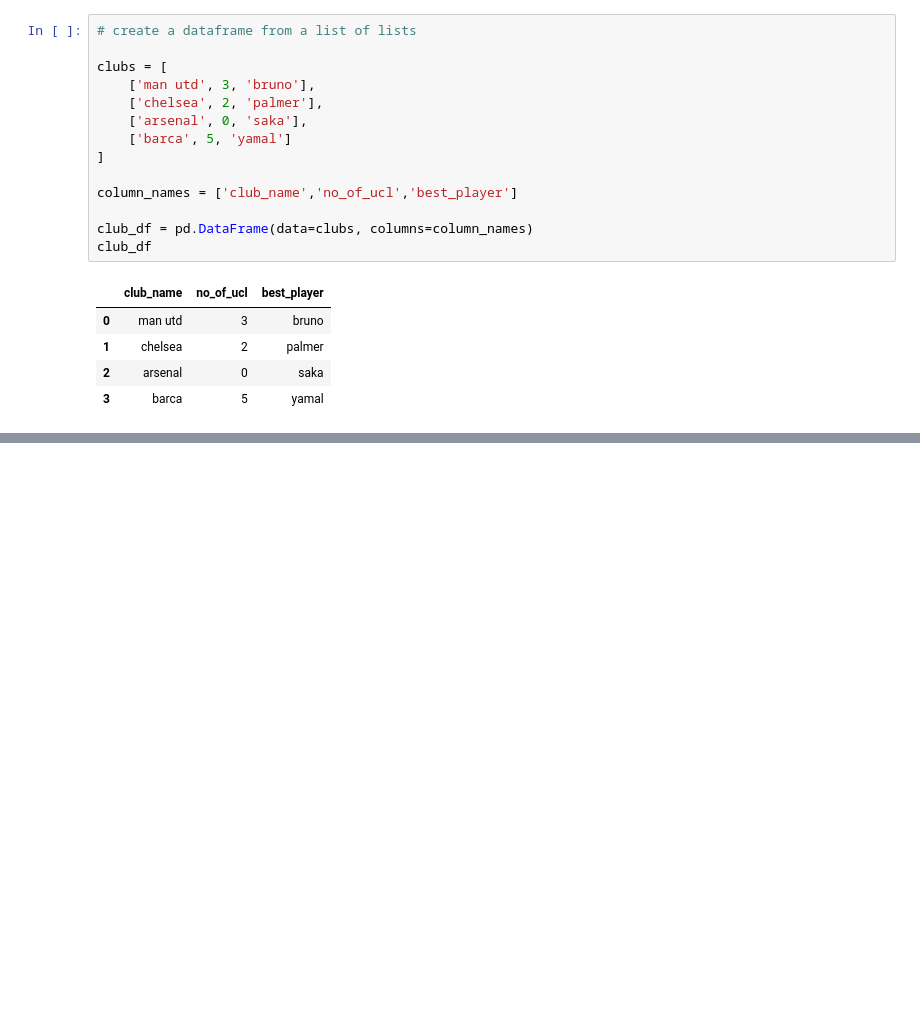
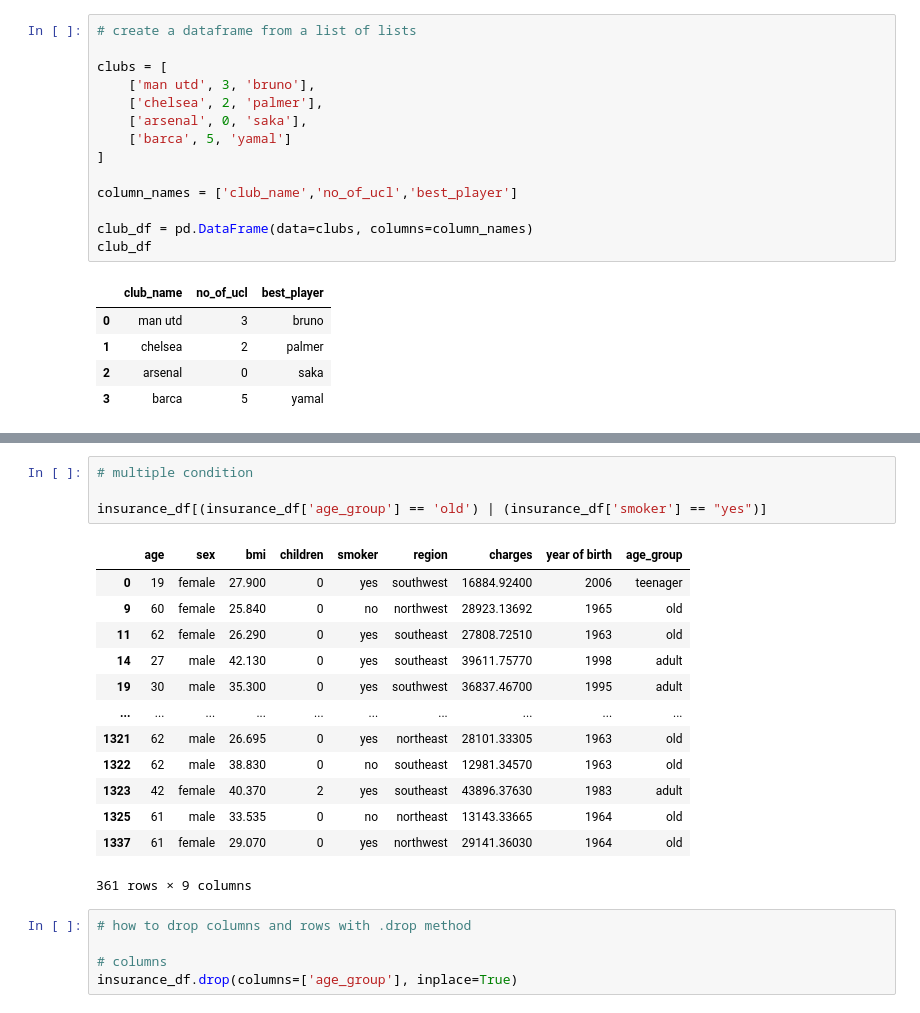
Before and after one commit to Muyiiwaa/python_and_sql_4_data-analysis, a Jupyter notebook: march_cohort/into_to_pandas.ipynb, the cells around one changed output, grey strips where cells are left out. Cells and saved outputs as stored; diff of their text form; blank space fills up the shorter version.

```diff
--- a/march_cohort/into_to_pandas.ipynb
+++ b/march_cohort/into_to_pandas.ipynb
@@ -39,0 +186,23 @@ club_df
+# %%
+# multiple condition
+
+insurance_df[(insurance_df['age_group'] == 'old') | (insurance_df['smoker'] == "yes")]
+# %% [output]
+|  | age | sex | bmi | children | smoker | region | charges | year of birth | age_group |
+| 0 | 19 | female | 27.900 | 0 | yes | southwest | 16884.92400 | 2006 | teenager |
+| 9 | 60 | female | 25.840 | 0 | no | northwest | 28923.13692 | 1965 | old |
+| 11 | 62 | female | 26.290 | 0 | yes | southeast | 27808.72510 | 1963 | old |
+| 14 | 27 | male | 42.130 | 0 | yes | southeast | 39611.75770 | 1998 | adult |
+| 19 | 30 | male | 35.300 | 0 | yes | southwest | 36837.46700 | 1995 | adult |
+| ... | ... | ... | ... | ... | ... | ... | ... | ... | ... |
+| 1321 | 62 | male | 26.695 | 0 | yes | northeast | 28101.33305 | 1963 | old |
+| 1322 | 62 | male | 38.830 | 0 | no | southeast | 12981.34570 | 1963 | old |
+| 1323 | 42 | female | 40.370 | 2 | yes | southeast | 43896.37630 | 1983 | adult |
+| 1325 | 61 | male | 33.535 | 0 | no | northeast | 13143.33665 | 1964 | old |
+| 1337 | 61 | female | 29.070 | 0 | yes | northwest | 29141.36030 | 1964 | old |
+361 rows × 9 columns
+# %%
+# how to drop columns and rows with .drop method
+
+# columns
+insurance_df.drop(columns=['age_group'], inplace=True)
```
Also changed, not shown: parts of 19 cells of this notebook, 1 other file.
